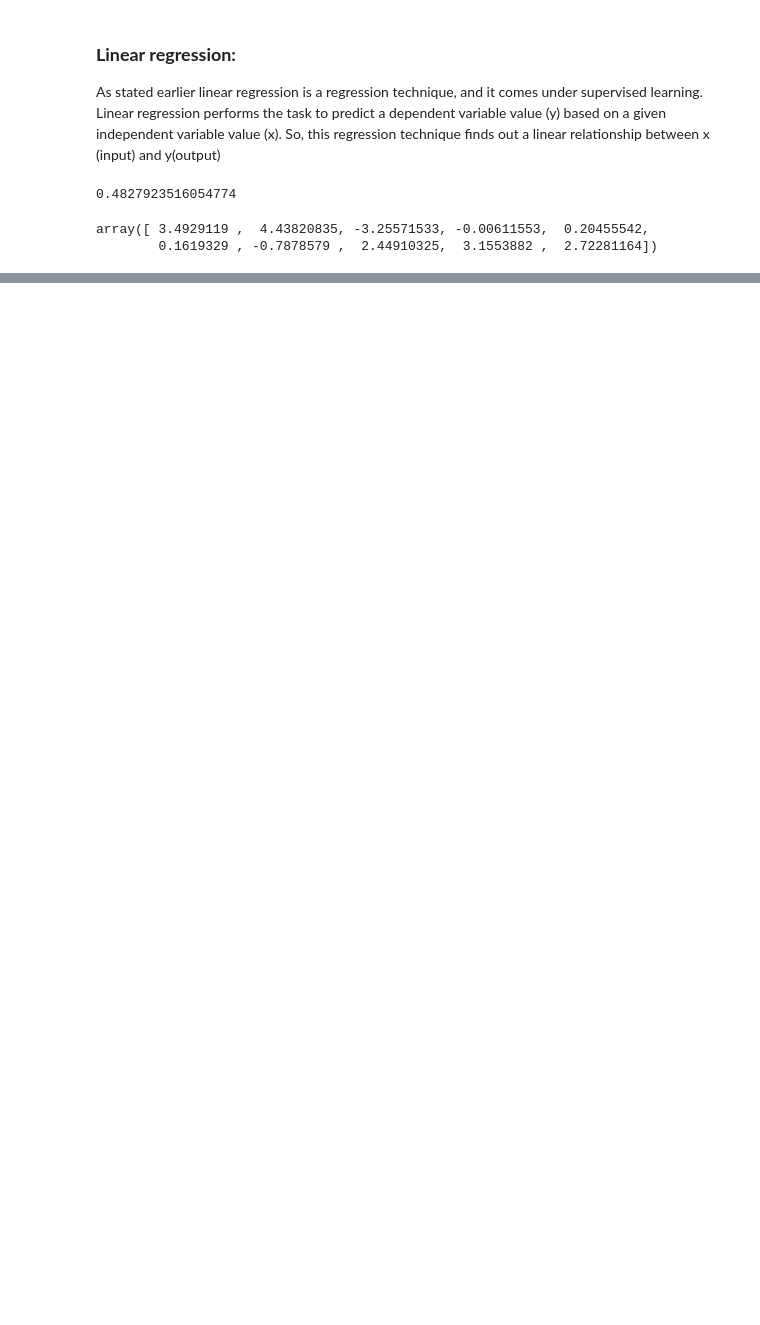
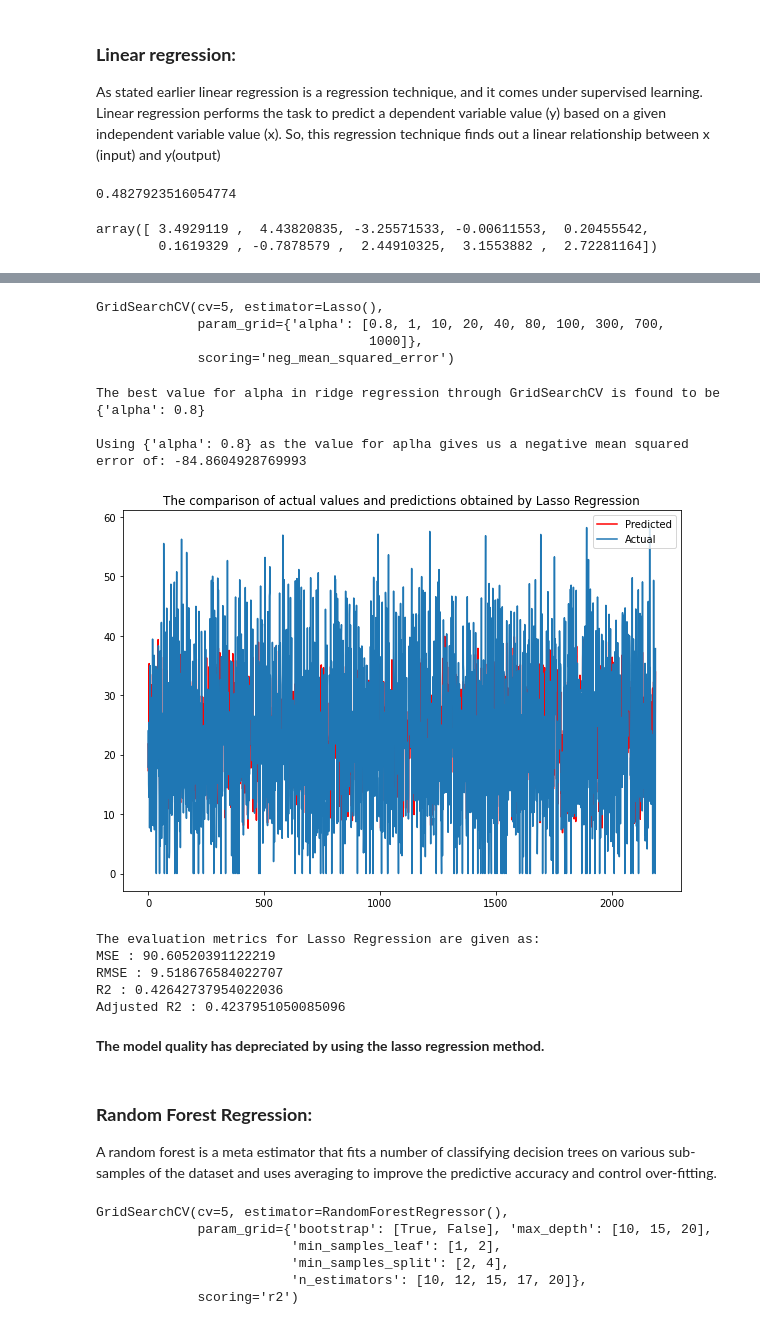
Before and after one commit to Syed-Adnan-S/Bike-Sharing-Demand-Prediction-Capstone-Project, a Jupyter notebook: Bike_Sharing_Demand_Prediction_Capstone_Project_Syed_Adnan_S.ipynb, the cells around one changed output, grey strips where cells are left out. Cells and saved outputs as stored; diff of their text form; code cells hidden in the pictures; blank space fills up the shorter version.

```diff
--- a/Bike_Sharing_Demand_Prediction_Capstone_Project_Syed_Adnan_S.ipynb
+++ b/Bike_Sharing_Demand_Prediction_Capstone_Project_Syed_Adnan_S.ipynb
@@ -908,0 +967,67 @@ Adjusted R2 : 0.4505640174519946
+# %%
+#Creating a Lasso regression model using GridSearchCV
+lasso = Lasso()
+parameters = {'alpha': [0.8,1,10,20,40,80,100,300,700,1000]}
+lasso_model = GridSearchCV(lasso, parameters, scoring='neg_mean_squared_error', cv=5)
+lasso_model.fit(X_train, Y_train)
+# %% [output]
+GridSearchCV(cv=5, estimator=Lasso(),
+             param_grid={'alpha': [0.8, 1, 10, 20, 40, 80, 100, 300, 700,
+                                   1000]},
+             scoring='neg_mean_squared_error')
+# %%
+#Getting the best parameters for Lasso regression fetched through GridSearchCV
+print(f'The best value for alpha in ridge regression through GridSearchCV is found to be {lasso_model.best_params_}')
+print(f'\nUsing {lasso_model.best_params_} as the value for aplha gives us a negative mean squared error of: {lasso_model.best_score_}')
+# %% [output]
+The best value for alpha in ridge regression through GridSearchCV is found to be {'alpha': 0.8}
+
+Using {'alpha': 0.8} as the value for aplha gives us a negative mean squared error of: -84.8604928769993
+# %%
+#Predicting values of the independent variable on the test set
+Y_test_pred_lasso = lasso_model.predict(X_test)
+# %%
+#Plotting the prediction results
+plt.figure(figsize=(10,7))
+plt.title("The comparison of actual values and predictions obtained by Lasso Regression")
+plt.plot((Y_test_pred_lasso),color='red')
+plt.plot(np.array((Y_test)))
+plt.legend(["Predicted","Actual"])
+plt.show()
+# %% [output]
+[figure, added]
+# %%
+#Calculating the evaluation metrics for Lasso Regression
+eval_metrics(Y_test_pred_lasso,'Lasso Regression')
+# %% [output]
+The evaluation metrics for Lasso Regression are given as:
+MSE : 90.60520391122219
+RMSE : 9.518676584022707
+R2 : 0.42642737954022036
+Adjusted R2 : 0.4237951050085096
+# %% [markdown]
+<b>The model quality has depreciated by using the lasso regression method.</b>
+# %% [markdown]
+### <b>Random Forest Regression:</b>
+A random forest is a meta estimator that fits a number of classifying decision trees on various sub-samples of the dataset and uses averaging to improve the predictive accuracy and control over-fitting.
+# %%
+#Creating a Random Forest Regression model using GridSearchCV
+rand_forest = RandomForestRegressor()
+
+
+parameters = {'n_estimators' : [int(x) for x in np.linspace(start=10,stop=20, num=5)],
+             'max_depth' : [10,15,20],
+             'min_samples_split':[2,4],
+             'min_samples_leaf':[1,2],
+             'bootstrap' : [True,False]
+             }
+
+rf_model = GridSearchCV(rand_forest,parameters,scoring='r2',cv=5)
+rf_model.fit(X_train,Y_train)
+# %% [output]
+GridSearchCV(cv=5, estimator=RandomForestRegressor(),
+             param_grid={'bootstrap': [True, False], 'max_depth': [10, 15, 20],
+                         'min_samples_leaf': [1, 2],
+                         'min_samples_split': [2, 4],
+                         'n_estimators': [10, 12, 15, 17, 20]},
+             scoring='r2')
```
Also changed, not shown: parts of 20 cells of this notebook.
